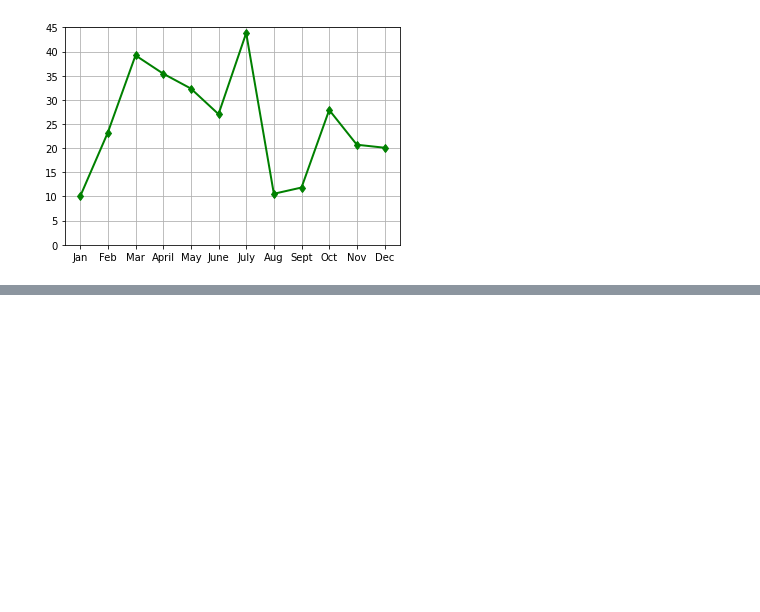
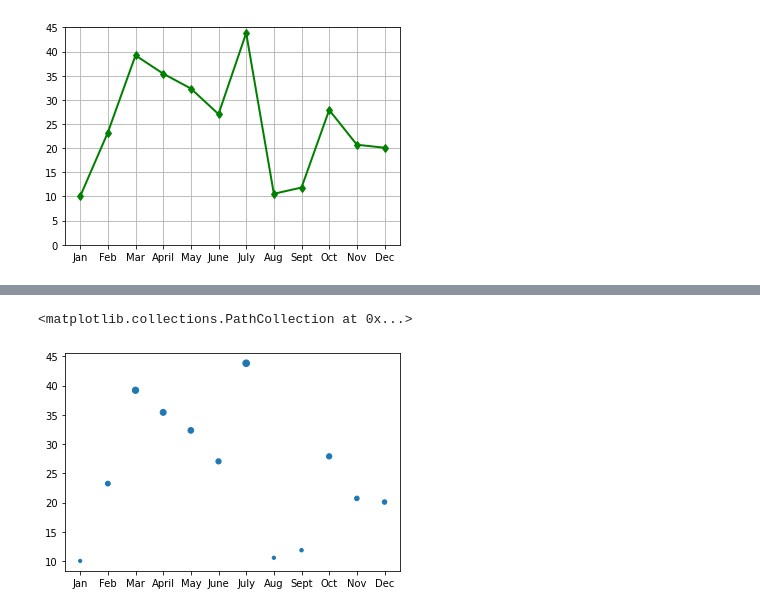
Before and after one commit to launica2303/PyBer_Analysis, a Jupyter notebook: matplotlib_practice.ipynb, the cells around one changed output, grey strips where cells are left out. Saved outputs shown, nothing was run; the diff lists cells and outputs as text; code cells hidden in the pictures; blank space fills up the shorter version.

```diff
--- a/matplotlib_practice.ipynb
+++ b/matplotlib_practice.ipynb
@@ -191,0 +224,5 @@ plt.gca().invert_yaxis()
+# %%
+plt.scatter(x_axis, y_axis, s=y_axis)
+# %% [output]
+<matplotlib.collections.PathCollection at 0x...>
+[figure, added]
```
Also changed, not shown: parts of 33 cells of this notebook.
